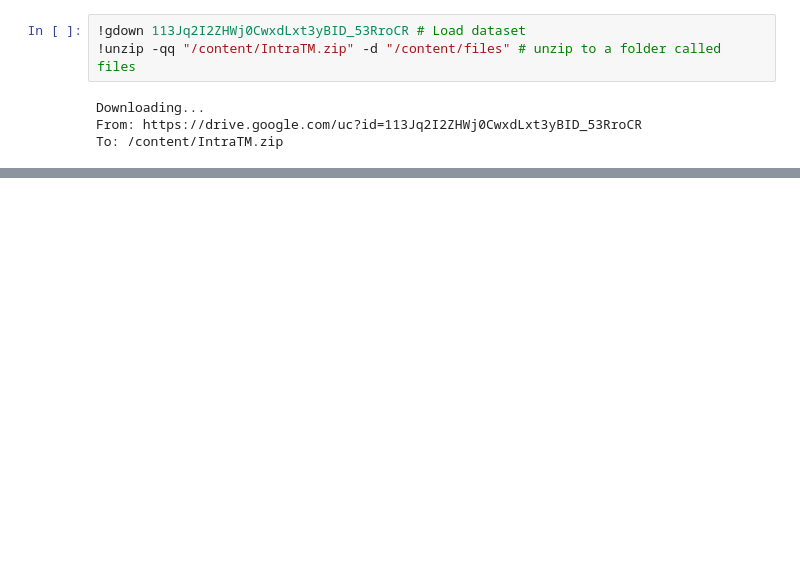
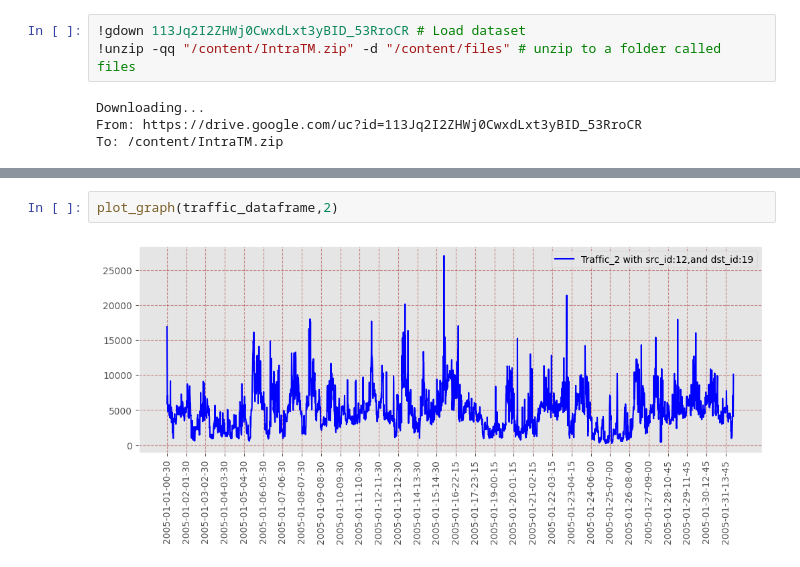
Before and after one commit to Mohammad-Amirifard/Traffic-forecasting, a Jupyter notebook: Notebooks/EDA_traffic.ipynb, the cells around one changed output, grey strips where cells are left out. Cells and saved outputs as stored; diff of their text form; blank space fills up the shorter version.

```diff
--- a/Notebooks/EDA_traffic.ipynb
+++ b/Notebooks/EDA_traffic.ipynb
@@ -558,0 +401,4 @@ ValueError: freq T not understood. Please report if you think this is in error.
+# %%
+plot_graph(traffic_dataframe,2)
+# %% [output]
+[figure, added]
```
Also changed, not shown: parts of 80 cells of this notebook.
